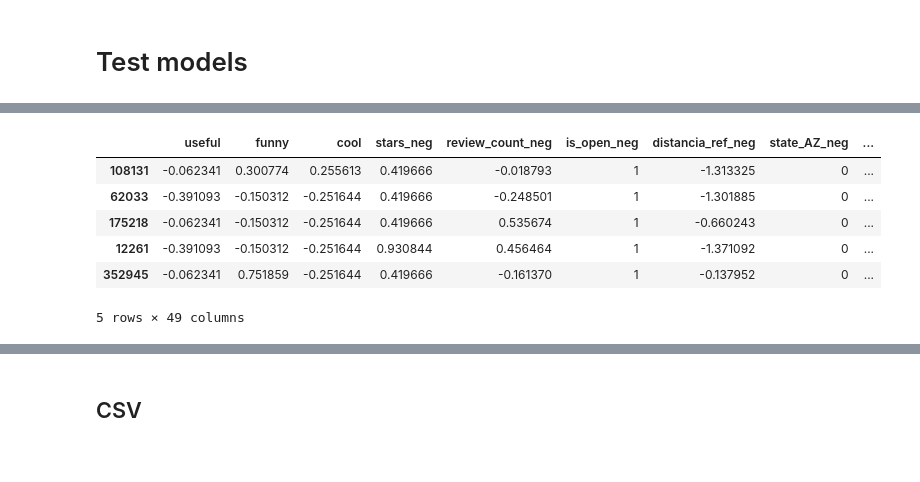
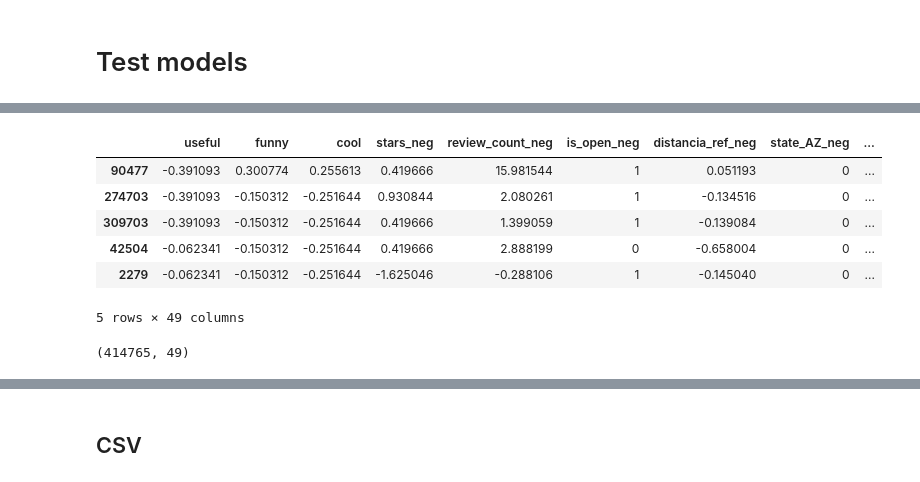
Before and after one commit to agmota11/RECSYS, a Jupyter notebook: Practica 2/src/Experimento_All_data_More.ipynb, the cells around one changed output, grey strips where cells are left out. Drawn from its saved outputs; the diff is of its cells as text; code cells hidden in the pictures.

```diff
--- a/Practica 2/src/Experimento_All_data_More.ipynb
+++ b/Practica 2/src/Experimento_All_data_More.ipynb
@@ -1434,17 +1506,21 @@ df_test.sample(5)
 # %%
 Y_numeric = df_test.copy()
 
-Y_numeric = Y_numeric.drop(columns=["text", "review_id"])
+Y_numeric = Y_numeric.drop(columns=["review_id", "text"])
 
 Y_numeric.sample(5)
 # %% [output]
 |  | useful | funny | cool | stars_neg | review_count_neg | is_open_neg | distancia_ref_neg | state_AZ_neg | ... |
-| 108131 | -0.062341 | 0.300774 | 0.255613 | 0.419666 | -0.018793 | 1 | -1.313325 | 0 | ... |
-| 62033 | -0.391093 | -0.150312 | -0.251644 | 0.419666 | -0.248501 | 1 | -1.301885 | 0 | ... |
-| 175218 | -0.062341 | -0.150312 | -0.251644 | 0.419666 | 0.535674 | 1 | -0.660243 | 0 | ... |
-| 12261 | -0.391093 | -0.150312 | -0.251644 | 0.930844 | 0.456464 | 1 | -1.371092 | 0 | ... |
-| 352945 | -0.062341 | 0.751859 | -0.251644 | 0.419666 | -0.161370 | 1 | -0.137952 | 0 | ... |
+| 90477 | -0.391093 | 0.300774 | 0.255613 | 0.419666 | 15.981544 | 1 | 0.051193 | 0 | ... |
+| 274703 | -0.391093 | -0.150312 | -0.251644 | 0.930844 | 2.080261 | 1 | -0.134516 | 0 | ... |
+| 309703 | -0.391093 | -0.150312 | -0.251644 | 0.419666 | 1.399059 | 1 | -0.139084 | 0 | ... |
+| 42504 | -0.062341 | -0.150312 | -0.251644 | 0.419666 | 2.888199 | 0 | -0.658004 | 0 | ... |
+| 2279 | -0.062341 | -0.150312 | -0.251644 | -1.625046 | -0.288106 | 1 | -0.145040 | 0 | ... |
 5 rows × 49 columns
+# %%
+Y_numeric.shape
+# %% [output]
+(414765, 49)
 # %%
 Y_text = np.load("../weight/embeddings_text_test_DL_all-mpnet-base-v2.npy")
 
```
Also changed, not shown: parts of 20 cells of this notebook, 3 other files.
